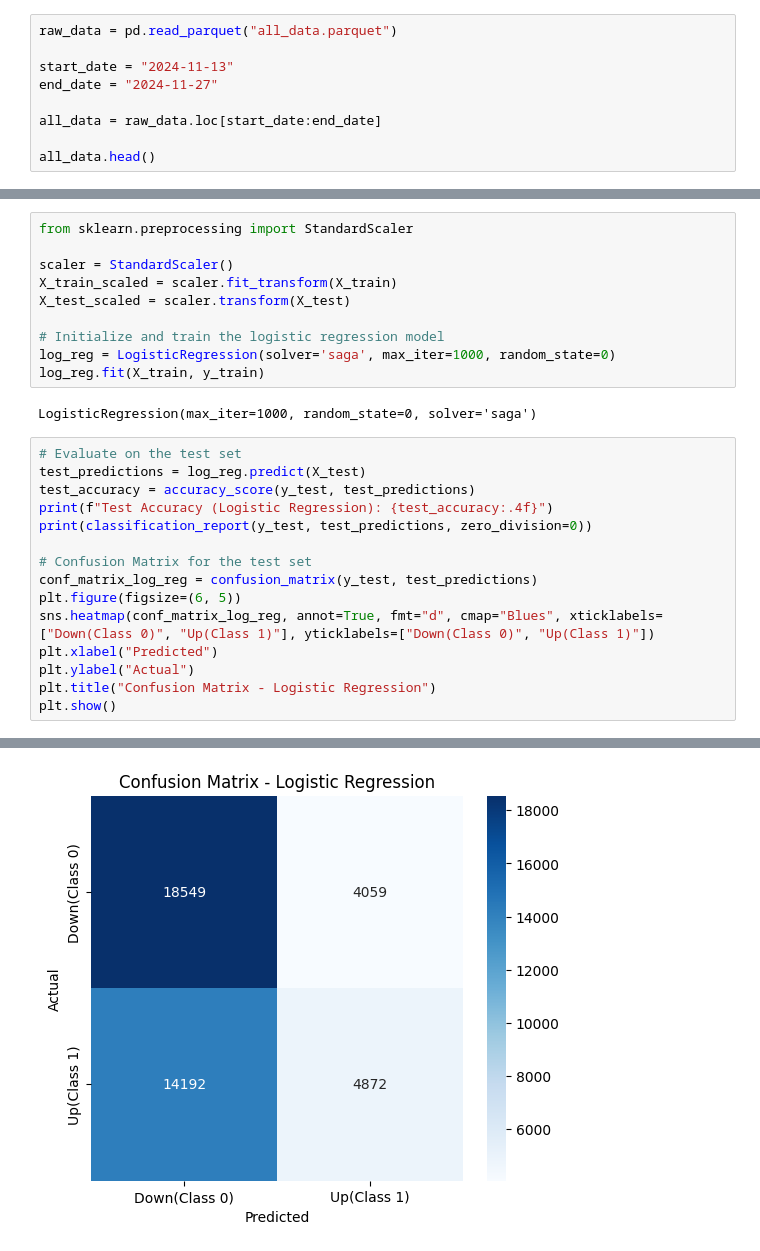
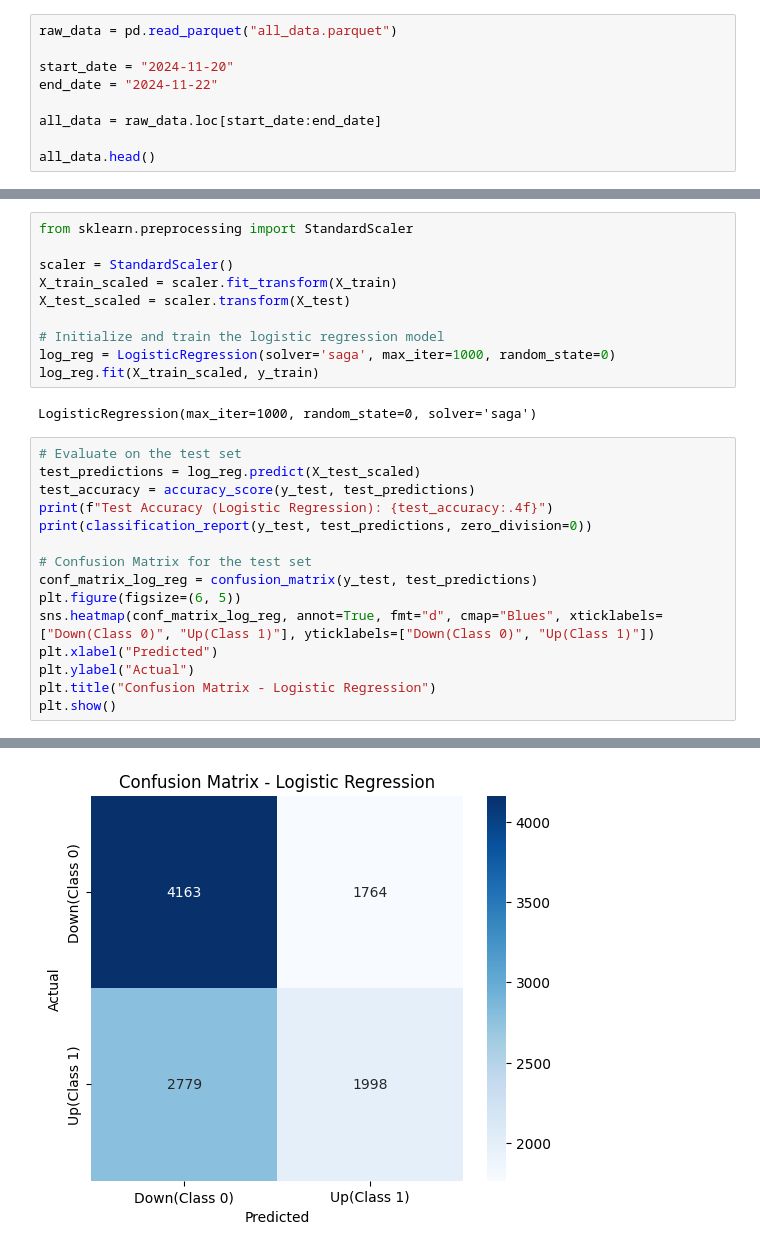
Before and after one commit to LiaoLaurent/Stock-Prediction-Deep-Learning, a Jupyter notebook: main.ipynb, the cells around one changed output, grey strips where cells are left out. Saved outputs shown, nothing was run; the diff lists cells and outputs as text.

```diff
--- a/main.ipynb
+++ b/main.ipynb
@@ -41,8 +41,8 @@ look_back = 20
 # %%
 raw_data = pd.read_parquet("all_data.parquet")
 
-start_date = "2024-11-13"
-end_date = "2024-11-27"
+start_date = "2024-11-20"
+end_date = "2024-11-22"
 
 all_data = raw_data.loc[start_date:end_date]
 
@@ -366,12 +359,12 @@ X_test_scaled = scaler.transform(X_test)
 
 # Initialize and train the logistic regression model
 log_reg = LogisticRegression(solver='saga', max_iter=1000, random_state=0)
-log_reg.fit(X_train, y_train)
+log_reg.fit(X_train_scaled, y_train)
 # %% [output]
 LogisticRegression(max_iter=1000, random_state=0, solver='saga')
 # %%
 # Evaluate on the test set
-test_predictions = log_reg.predict(X_test)
+test_predictions = log_reg.predict(X_test_scaled)
 test_accuracy = accuracy_score(y_test, test_predictions)
 print(f"Test Accuracy (Logistic Regression): {test_accuracy:.4f}")
 print(classification_report(y_test, test_predictions, zero_division=0))
@@ -397,4 +390,4 @@ weighted avg       0.56      0.56      0.52     41672
-[figure, old version]
+[figure, new version]
 # %%
 # Backtest the logistic regression strategy
 true_percentage_changes_logistic = test_df["mid_price_variation"].iloc[1:].values
```
Also changed, not shown: parts of 17 cells of this notebook, 3 other files.
